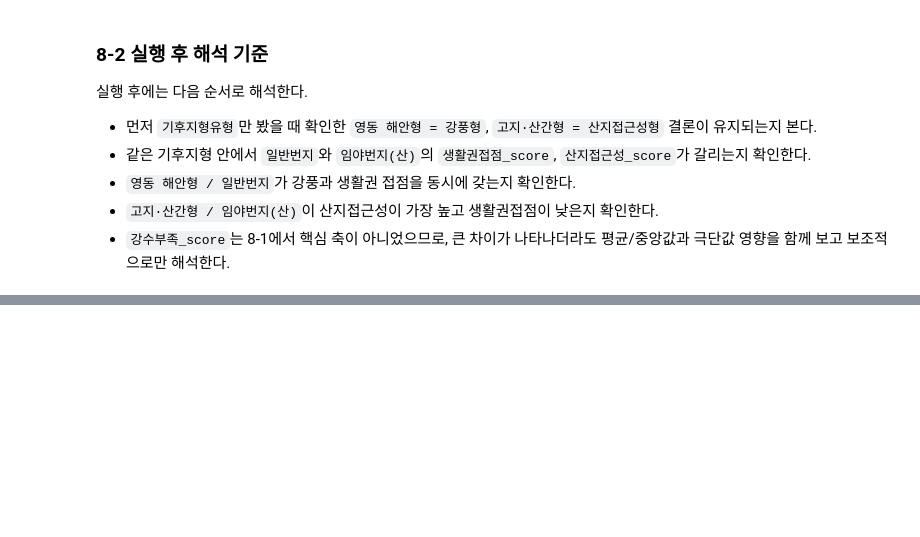
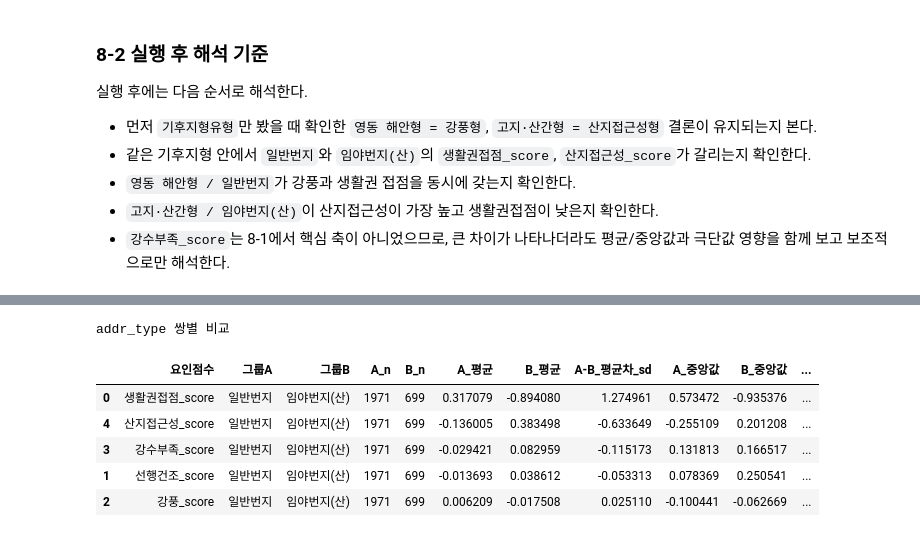
Before and after one commit to Max-JI64/farm-system-public-02, a Jupyter notebook: jsw/Analysis/2026-06-08_FA.ipynb, the cells around one changed output, grey strips where cells are left out. Saved outputs shown, nothing was run; the diff lists cells and outputs as text; code cells hidden in the pictures; blank space fills up the shorter version.

```diff
--- a/jsw/Analysis/2026-06-08_FA.ipynb
+++ b/jsw/Analysis/2026-06-08_FA.ipynb
@@ -6549,0 +6732,71 @@ Kruskal-Wallis 효과크기를 보면 `산지접근성_score`가 가장 크고,
+# %%
+# 8-3-2. addr_type별 Mann-Whitney 검정 및 효과크기
+def seq3_benjamini_hochberg(p_values):
+    p_values = np.asarray(p_values, dtype=float)
+    n = len(p_values)
+    order = np.argsort(p_values)
+    ranked = p_values[order]
+    adjusted = np.empty(n, dtype=float)
+    cumulative = 1.0
+    for i in range(n - 1, -1, -1):
+        rank = i + 1
+        value = ranked[i] * n / rank
+        cumulative = min(cumulative, value)
+        adjusted[order[i]] = min(cumulative, 1.0)
+    return adjusted
+
+
+pairwise_rows = []
+groups_in_order = seq3_group_order
+
+for score_col in SEQ3_FACTOR_SCORE_COLS:
+    for group_a, group_b in combinations(groups_in_order, 2):
+        values_a = seq3_meta_work.loc[seq3_meta_work[SEQ3_META_COL] == group_a, score_col].dropna()
+        values_b = seq3_meta_work.loc[seq3_meta_work[SEQ3_META_COL] == group_b, score_col].dropna()
+        if len(values_a) == 0 or len(values_b) == 0:
+            continue
+
+        u_stat, pair_p = stats.mannwhitneyu(values_a, values_b, alternative="two-sided")
+        rank_biserial = (2 * u_stat / (len(values_a) * len(values_b))) - 1
+        overall_std = seq3_overall.loc[score_col, "std"]
+
+        pairwise_rows.append(
+            {
+                "요인점수": score_col,
+                "그룹A": group_a,
+                "그룹B": group_b,
+                "A_n": len(values_a),
+                "B_n": len(values_b),
+                "A_평균": values_a.mean(),
+                "B_평균": values_b.mean(),
+                "A-B_평균차_sd": (values_a.mean() - values_b.mean()) / overall_std,
+                "A_중앙값": values_a.median(),
+                "B_중앙값": values_b.median(),
+                "A-B_중앙값차_sd": (values_a.median() - values_b.median()) / overall_std,
+                "mannwhitney_p": pair_p,
+                "rank_biserial_A_gt_B": rank_biserial,
+            }
+        )
+
+addr_type_pairwise = pd.DataFrame(pairwise_rows)
+if not addr_type_pairwise.empty:
+    addr_type_pairwise["p_fdr"] = seq3_benjamini_hochberg(
+        addr_type_pairwise["mannwhitney_p"].to_numpy()
+    )
+
+print("addr_type 쌍별 비교")
+display(
+    addr_type_pairwise
+    .assign(abs_mean_diff=lambda df: df["A-B_평균차_sd"].abs())
+    .sort_values(["abs_mean_diff", "p_fdr"], ascending=[False, True])
+    .drop(columns="abs_mean_diff")
+    .round(6)
+)
+# %% [output]
+addr_type 쌍별 비교
+|  | 요인점수 | 그룹A | 그룹B | A_n | B_n | A_평균 | B_평균 | A-B_평균차_sd | A_중앙값 | B_중앙값 | ... |
+| 0 | 생활권접점_score | 일반번지 | 임야번지(산) | 1971 | 699 | 0.317079 | -0.894080 | 1.274961 | 0.573472 | -0.935376 | ... |
+| 4 | 산지접근성_score | 일반번지 | 임야번지(산) | 1971 | 699 | -0.136005 | 0.383498 | -0.633649 | -0.255109 | 0.201208 | ... |
+| 3 | 강수부족_score | 일반번지 | 임야번지(산) | 1971 | 699 | -0.029421 | 0.082959 | -0.115173 | 0.131813 | 0.166517 | ... |
+| 1 | 선행건조_score | 일반번지 | 임야번지(산) | 1971 | 699 | -0.013693 | 0.038612 | -0.053313 | 0.078369 | 0.250541 | ... |
+| 2 | 강풍_score | 일반번지 | 임야번지(산) | 1971 | 699 | 0.006209 | -0.017508 | 0.025110 | -0.100441 | -0.062669 | ... |
```
Also changed, not shown: parts of 14 cells of this notebook, 1 other file.
